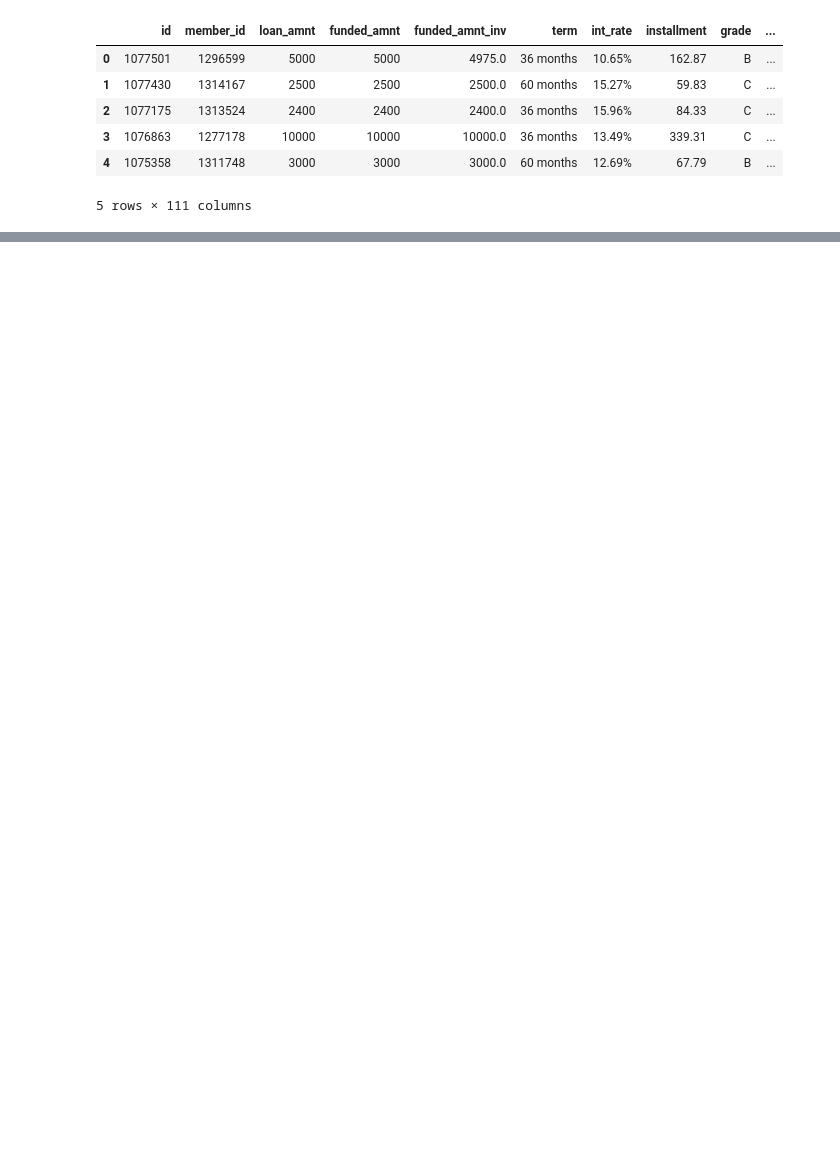
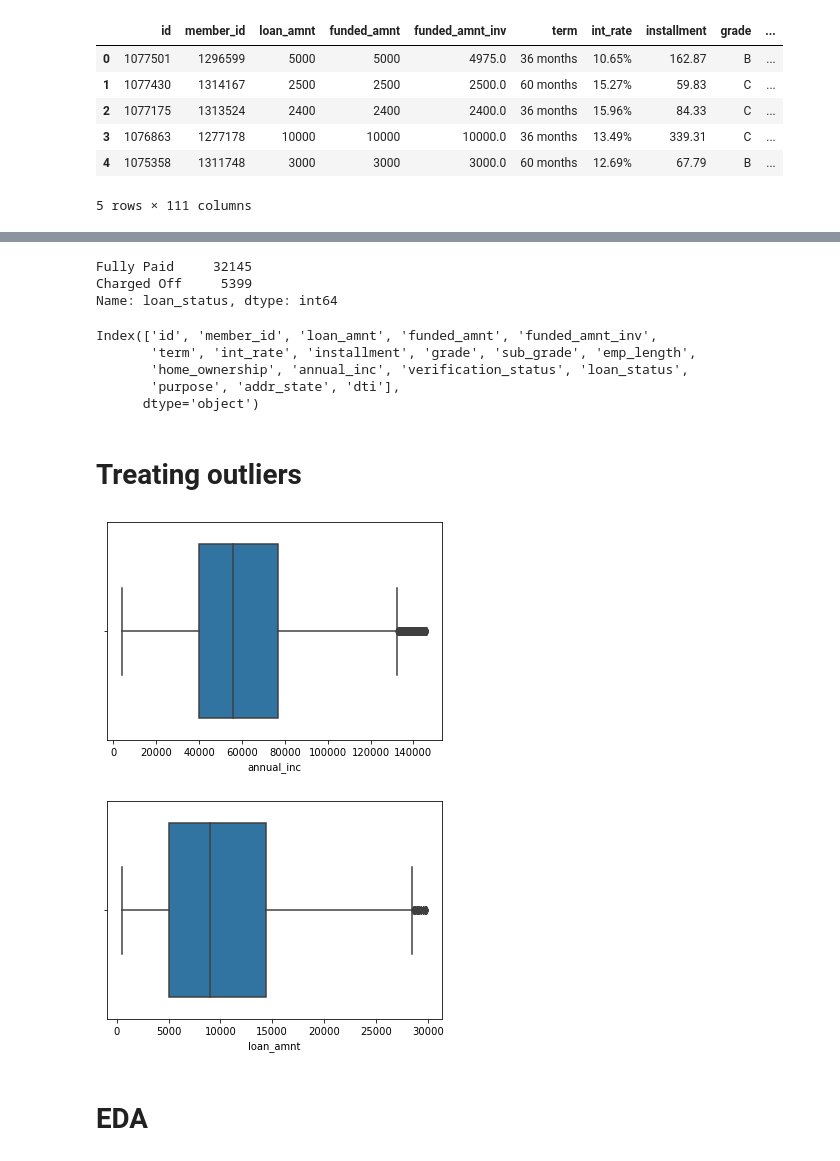
Before and after one commit to arooshp/lendingclub, a Jupyter notebook: lending_club_case_study.ipynb, the cells around one changed output, grey strips where cells are left out. Saved outputs shown, nothing was run; the diff lists cells and outputs as text; code cells hidden in the pictures; blank space fills up the shorter version.

```diff
--- a/lending_club_case_study.ipynb
+++ b/lending_club_case_study.ipynb
@@ -13,0 +260,53 @@ data.head(5)
+# %%
+#Current user data not helping in identifying risk factors, hence dropping them
+df_cleaned.drop(df_cleaned.index[df_cleaned["loan_status"] == "Current"], inplace = True)
+# %%
+df_cleaned["loan_status"].value_counts()
+# %% [output]
+Fully Paid     32145
+Charged Off     5399
+Name: loan_status, dtype: int64
+# %%
+df_cleaned.columns
+# %% [output]
+Index(['id', 'member_id', 'loan_amnt', 'funded_amnt', 'funded_amnt_inv',
+       'term', 'int_rate', 'installment', 'grade', 'sub_grade', 'emp_length',
+       'home_ownership', 'annual_inc', 'verification_status', 'loan_status',
+       'purpose', 'addr_state', 'dti'],
+      dtype='object')
+# %% [markdown]
+# Treating outliers
+# %%
+def remove_outlier_IQR(df):
+    Q1=df.quantile(0.25)
+    Q3=df.quantile(0.75)
+    IQR=Q3-Q1
+    df_final=df[~((df<(Q1-1.5*IQR)) | (df>(Q3+1.5*IQR)))]
+    return df_final
+
+df_outlier_rem = remove_outlier_IQR(df_cleaned["annual_inc"])
+df_outlier_removed=pd.DataFrame(df_outlier_rem)
+ind_diff=df_cleaned.index.difference(df_outlier_removed.index)
+
+for i in range(0, len(ind_diff),1):
+    df_final=df_cleaned.drop([ind_diff[i]])
+    df_cleaned=df_final
+
+df_outlier_rem = remove_outlier_IQR(df_cleaned["loan_amnt"])
+df_outlier_removed=pd.DataFrame(df_outlier_rem)
+ind_diff=df_cleaned.index.difference(df_outlier_removed.index)
+
+for i in range(0, len(ind_diff),1):
+    df_final=df_cleaned.drop([ind_diff[i]])
+    df_cleaned=df_final
+
+sns.boxplot(x=df_cleaned["annual_inc"])
+plt.show()
+
+sns.boxplot(x=df_cleaned["loan_amnt"])
+plt.show()
+# %% [output]
+[figure, added]
+[figure, added]
+# %% [markdown]
+# EDA
```
Also changed, not shown: parts of 49 cells of this notebook, 1 other file.
